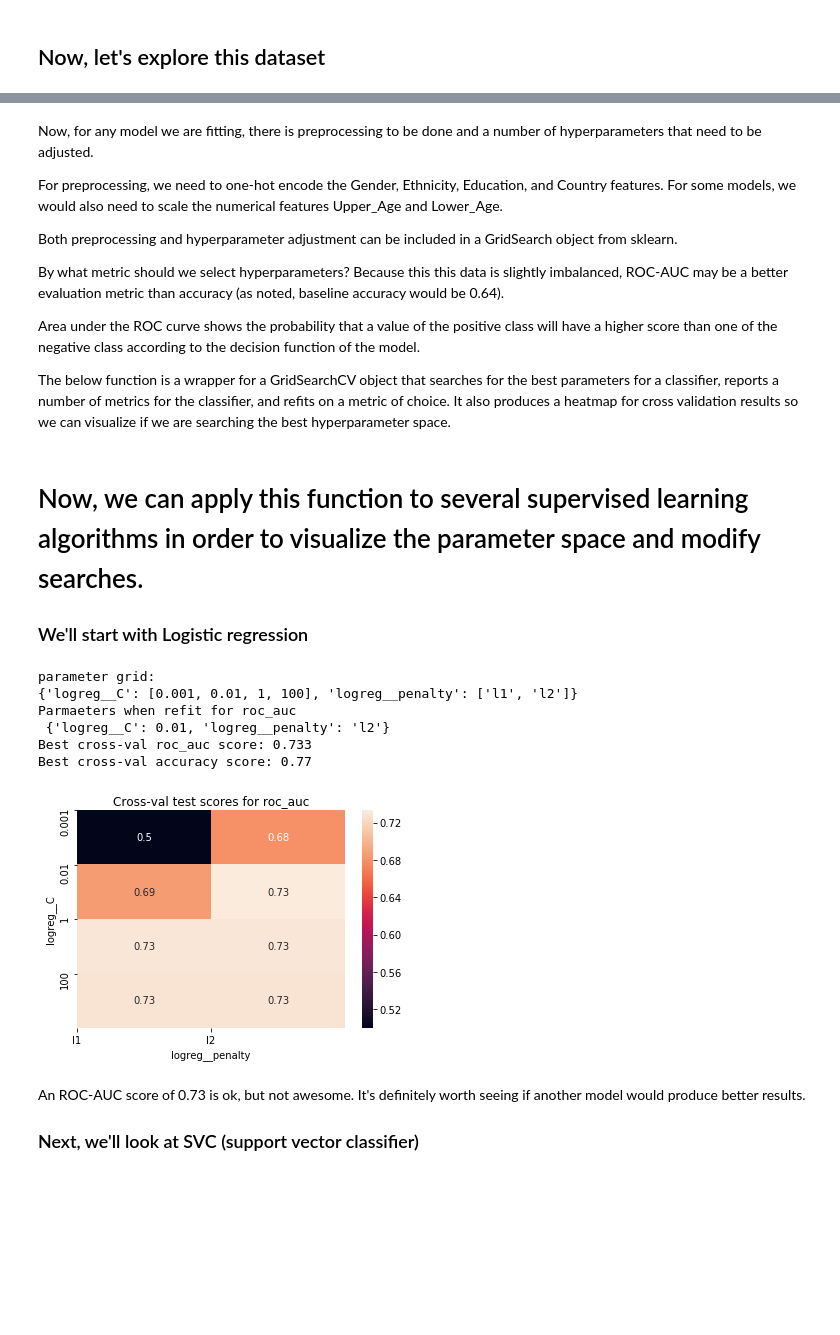
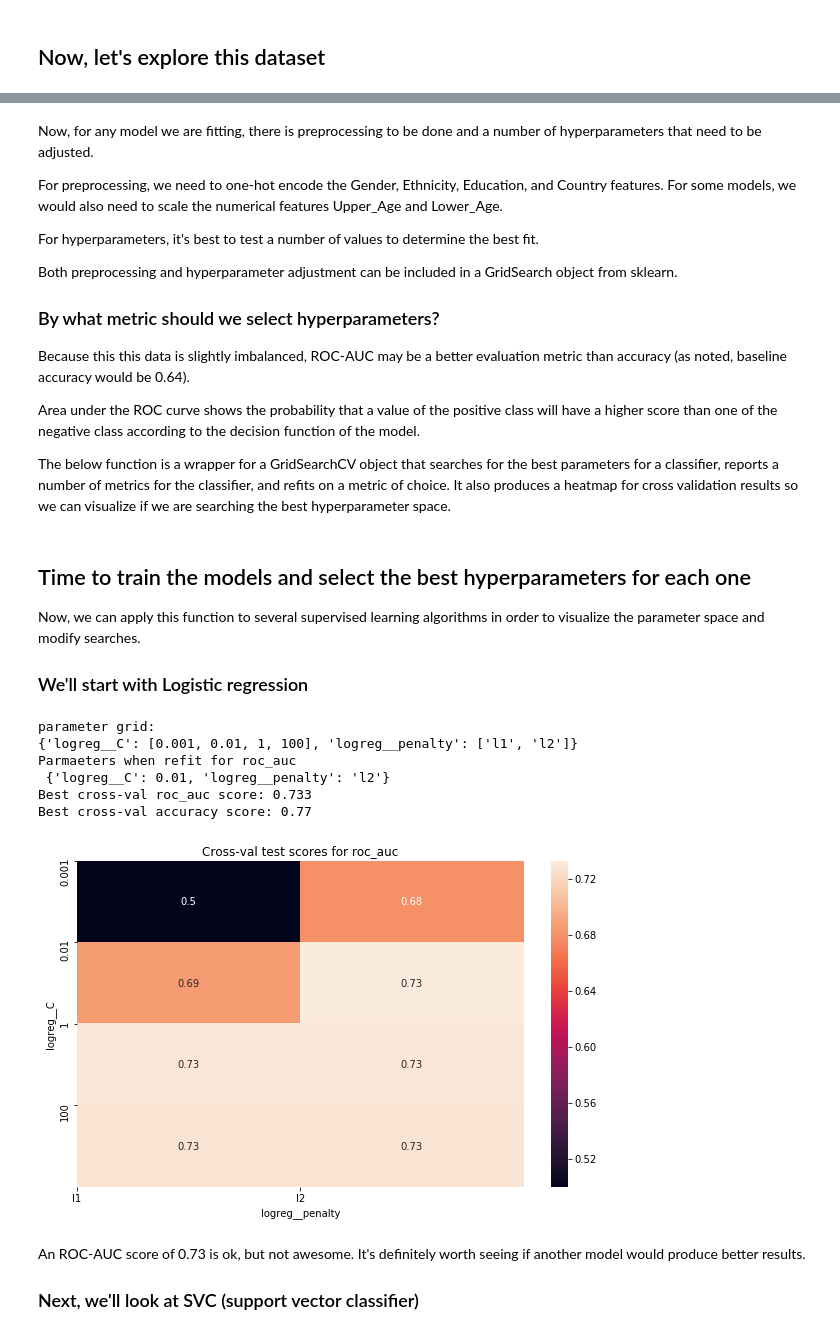
Before and after one commit to micaelamccall/drug-consumption, a Jupyter notebook: drug_consumption/drug_consumption.ipynb, the cells around one changed output, grey strips where cells are left out. Cells and saved outputs as stored; diff of their text form; code cells hidden in the pictures; blank space fills up the shorter version.

```diff
--- a/drug_consumption/drug_consumption.ipynb
+++ b/drug_consumption/drug_consumption.ipynb
@@ -356,9 +370,14 @@ Now, for any model we are fitting, there is preprocessing to be done and a numbe
 
 For preprocessing, we need to one-hot encode the Gender, Ethnicity, Education, and Country features. For some models, we would also need to scale the numerical features Upper_Age and Lower_Age.
 
+For hyperparameters, it's best to test a number of values to determine the best fit.
+
 Both preprocessing and hyperparameter adjustment can be included in a GridSearch object from sklearn.
 
-By what metric should we select hyperparameters? Because this this data is slightly imbalanced, ROC-AUC may be a better evaluation metric than accuracy (as noted, baseline accuracy would be 0.64).
+
+### By what metric should we select hyperparameters?
+
+Because this this data is slightly imbalanced, ROC-AUC may be a better evaluation metric than accuracy (as noted, baseline accuracy would be 0.64).
 
 Area under the ROC curve shows the probability that a value of the positive class will have a higher score than one of the negative class according to the decision function of the model.
 
@@ -465,6 +484,7 @@ def grid_search_wrapper(X_train, y_train, pipe, param_grid, refit_score):
     scores = np.array(results[plot_score]).reshape(dim[0],dim[1])
 
     # Plot the score of each combo of parameters on a heatmap
+    plt.figure(figsize=(10,6))
     heatmap=sns.heatmap(scores, annot=True)
     plt.title('Cross-val test scores for ' + str(refit_score))
     plt.xlabel(params[1])
@@ -478,7 +498,8 @@ def grid_search_wrapper(X_train, y_train, pipe, param_grid, refit_score):
 
     return returns
 # %% [markdown]
-# Now, we can apply this function to several supervised learning algorithms in order to visualize the parameter space and modify searches.
+## Time to train the models and select the best hyperparameters for each one
+Now, we can apply this function to several supervised learning algorithms in order to visualize the parameter space and modify searches.
 
 ### We'll start with Logistic regression
 # %%
@@ -495,35 +516,36 @@ ct = ColumnTransformer([
      ("cat", OneHotEncoder(handle_unknown = 'ignore', sparse=False), ['Gender', 'Education', 'Country', 'Ethnicity'])],
      remainder='passthrough')
 
 # Next, make a pipeline with the column transformer and the logistic regression instance
 pipe = Pipeline([
     ("preparation", ct),
-    ("logreg", LogisticRegression())
+    ("logreg", LogisticRegression(solver='liblinear'))
 ])
 
 # Now, we make a parameter grid for the grid search to search over
 # l1 and l2 are types of regularization; they restrict the model and prevent it from overfitting by restricting the coefficients to be near zero.
 # l1 also forces some to be exactly 0 so that they can be ignorned entirely
+# C specifies the strength of the regularization
 param_grid = {
     'logreg__C': [0.001, 0.01, 1, 100],
     'logreg__penalty': ["l1", "l2"]
 }
 
 print("parameter grid:\n{}".format(param_grid))
 
 # Run the grid search, refitting with the ROC AUC metric
 grid_search, logreg_results = grid_search_wrapper(X_train, y_train, pipe=pipe, param_grid=param_grid, refit_score='roc_auc')
 
 # Assign the full pipeline for the estimator selected by the grid search to it's own object
 logreg_pipe = grid_search.best_estimator_
 # %% [output]
 parameter grid:
 {'logreg__C': [0.001, 0.01, 1, 100], 'logreg__penalty': ['l1', 'l2']}
 Parmaeters when refit for roc_auc
  {'logreg__C': 0.01, 'logreg__penalty': 'l2'}
 Best cross-val roc_auc score: 0.733
 Best cross-val accuracy score: 0.77
-[figure, old version]
+[figure, new version]
 # %% [markdown]
 An ROC-AUC score of 0.73 is ok, but not awesome. It's definitely worth seeing if another model would produce better results.
 
```
Also changed, not shown: parts of 24 cells of this notebook.
